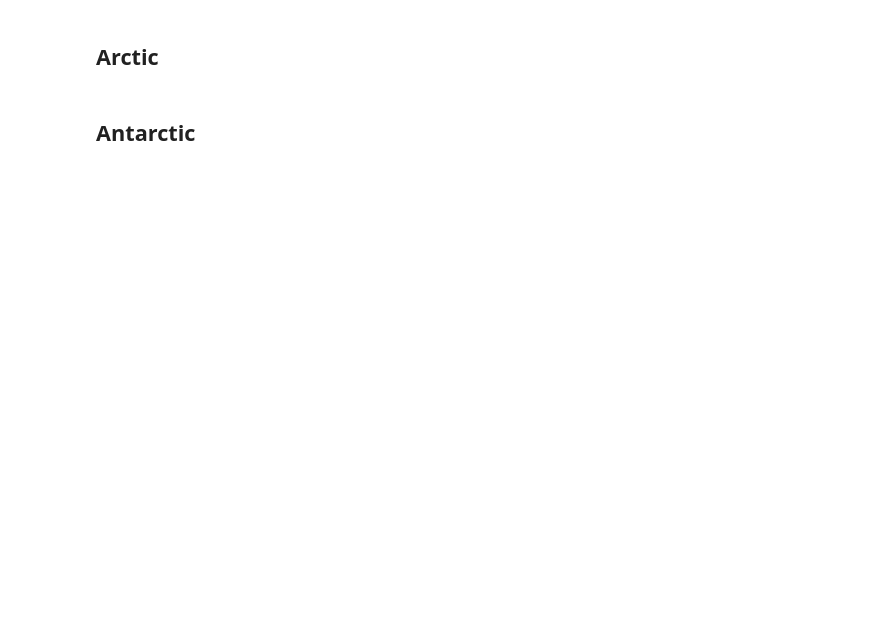
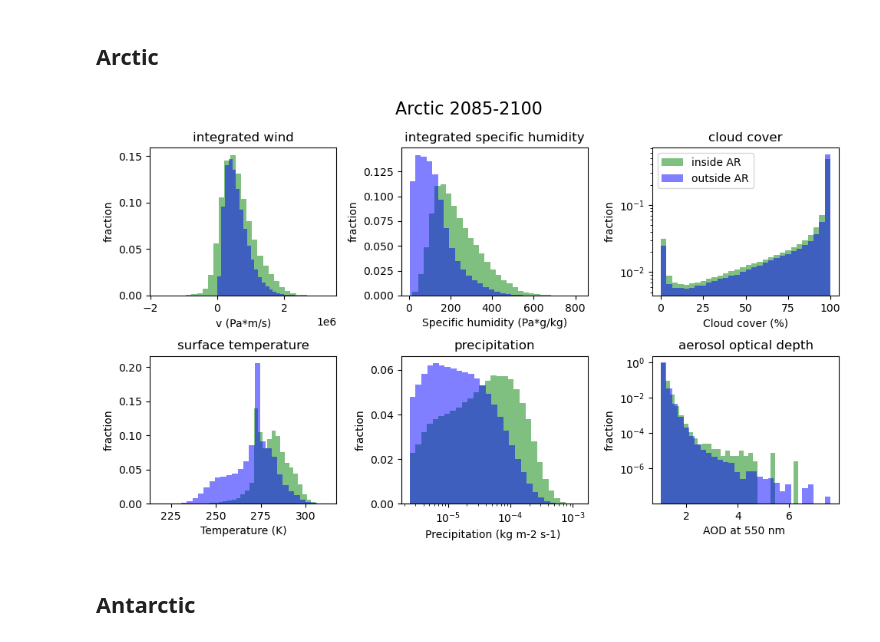
Before and after one commit to eScience-course/Tjaernoe2022-group5, a Jupyter notebook: notebooks/Lea/ssp245_8500.ipynb, the cells around one changed output. Cells and saved outputs as stored; diff of their text form; code cells hidden in the pictures; blank space fills up the shorter version.

```diff
--- a/notebooks/Lea/ssp245_8500.ipynb
+++ b/notebooks/Lea/ssp245_8500.ipynb
@@ -31,15 +29,18 @@ aod245_8500
+# %%
+path = '20852100_AR_detection.nc'
+ar8500 = xr.open_dataset(path)
 # %%
 # merge datasets
-d245_3550 = cm245_3550.merge(aod245_3550.drop(('lat_bnds', 'time_bnds', 'lon_bnds')))
+d245_8500 = cm245_8500.merge(aod245_8500.drop(('lat_bnds', 'time_bnds', 'lon_bnds')))
 
-arc = d245_3550.sel(lat = slice(50,90))
-ant =d245_3550.sel(lat = slice(-90,-50))
+arc = d245_8500.sel(lat = slice(50,90))
+ant =d245_8500.sel(lat = slice(-90,-50))
 # %%
 # mask data within and out of atmospheric rivers
-marc = arc.where(ar3550['ivt'] == True)
-mant = ant.where(ar3550['ivt'] == True)
-amarc = arc.where(ar3550['ivt'] == False)
-amant = ant.where(ar3550['ivt'] == False)
+marc = arc.where(ar8500['ivt'] == True)
+mant = ant.where(ar8500['ivt'] == True)
+amarc = arc.where(ar8500['ivt'] == False)
+amant = ant.where(ar8500['ivt'] == False)
 # %% [markdown]
 ## Arctic
 # %%
@@ -77,50 +78,54 @@ a = pl['od550aer'].values.flatten()
 a = a[~np.isnan(a)]
 mp = mpl['pr'].values.flatten()
 mp = mp[~np.isnan(mp)]
+mp = mp[mp>0.0000024099]
 p = pl['pr'].values.flatten()
 p = p[~np.isnan(p)]
+p = p[p>0.0000024099] # threshold for averaged precipitation in the sahara in the same unit
 # %%
 fig, axs = plt.subplots(2,3, figsize=(10,6))
 axs = axs.flatten()
-fig.suptitle('Arctic', fontsize=16)
+fig.suptitle('Arctic 2085-2100', fontsize=16)
 axs[0].hist(mv, weights = np.zeros_like(mv)+1./mv.size,
            alpha = 0.5, color = "g", label = "inside AR", bins=30)
 axs[0].hist(v, weights = np.zeros_like(v)+1./v.size,
            alpha = 0.5, color = "b", label = "outside AR", bins=30)
 axs[1].hist(mh, weights = np.zeros_like(mh)+1./mh.size,
            alpha = 0.5, color = "g", label = "inside AR", bins=30)
 axs[1].hist(h, weights = np.zeros_like(h)+1./h.size,
            alpha = 0.5, color = "b", label = "outside AR", bins=30)
 axs[2].hist(mcc, weights = np.zeros_like(mcc)+1./mcc.size,
            alpha = 0.5, color = "g", label = "inside AR", bins=30)
 axs[2].hist(cc,  weights = np.zeros_like(cc)+1./cc.size,
            alpha = 0.5, color = "b", label = "outside AR", bins=30)
 axs[3].hist(mt, weights = np.zeros_like(mt)+1./mt.size,
            alpha = 0.5, color = "g", label = "inside AR", bins=30)
 axs[3].hist(t, weights = np.zeros_like(t)+1./t.size,
            alpha = 0.5, color = "b", label = "outside AR", bins=30)
 axs[4].hist(mp, weights = np.zeros_like(mp)+1./mp.size,
-           alpha = 0.5, color = "g", label = "inside AR", bins=30)
+           alpha = 0.5, color = "g", label = "inside AR", bins=np.logspace(np.log10(mp.min()),np.log10(mp.max()),30))
 axs[4].hist(p, weights = np.zeros_like(p)+1./p.size,
-           alpha = 0.5, color = "b", label = "outside AR", bins=30)
+           alpha = 0.5, color = "b", label = "outside AR", bins=np.logspace(np.log10(p.min()),np.log10(p.max()),30))
 axs[5].hist(ma, weights = np.zeros_like(ma)+1./ma.size,
-           alpha = 0.5, color = "g", label = "inside AR", bins=30)
+           alpha = 0.5, color = "g", label = "inside AR", bins = 30)
 axs[5].hist(a, weights = np.zeros_like(a)+1./a.size,
-           alpha = 0.5, color = "b", label = "outside AR", bins=30)
+           alpha = 0.5, color = "b", label = "outside AR", bins = 30)
 axs[0].set_title('integrated wind')
 axs[0].set(ylabel = 'fraction', xlabel = 'v (Pa*m/s)')
 axs[1].set_title('integrated specific humidity')
 axs[1].set(ylabel = 'fraction', xlabel = 'Specific humidity (Pa*g/kg)')
 axs[2].set_title('cloud cover')
 axs[2].legend()
-axs[2].set(ylabel = 'fraction', xlabel = 'Cloud cover (%)')
+axs[2].set(ylabel = 'fraction', xlabel = 'Cloud cover (%)', yscale ='log')
 axs[3].set_title('surface temperature')
 axs[3].set(ylabel = 'fraction', xlabel = 'Temperature (K)')
 axs[4].set_title('precipitation')
-axs[4].set(ylabel = 'fraction', xlabel = 'Precipitation (kg m-2 s-1) ')
+axs[4].set(ylabel = 'fraction', xlabel = 'Precipitation (kg m-2 s-1) ', xscale = 'log')
 axs[5].set_title('aerosol optical depth')
-axs[5].set(ylabel = 'fraction', xlabel = 'AOD at 550 nm ')
+axs[5].set(ylabel = 'fraction', xlabel = 'AOD at 550 nm ',  yscale= 'log')
 plt.tight_layout()
+# %% [output]
+[figure, added]
 # %% [markdown]
 ## Antarctic
 # %%
```
Also changed, not shown: parts of 6 cells of this notebook, 14 other files.
